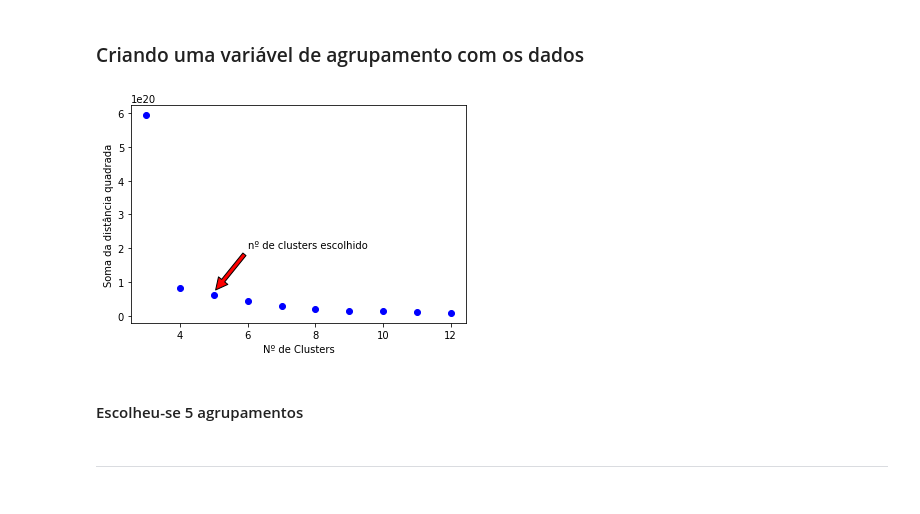
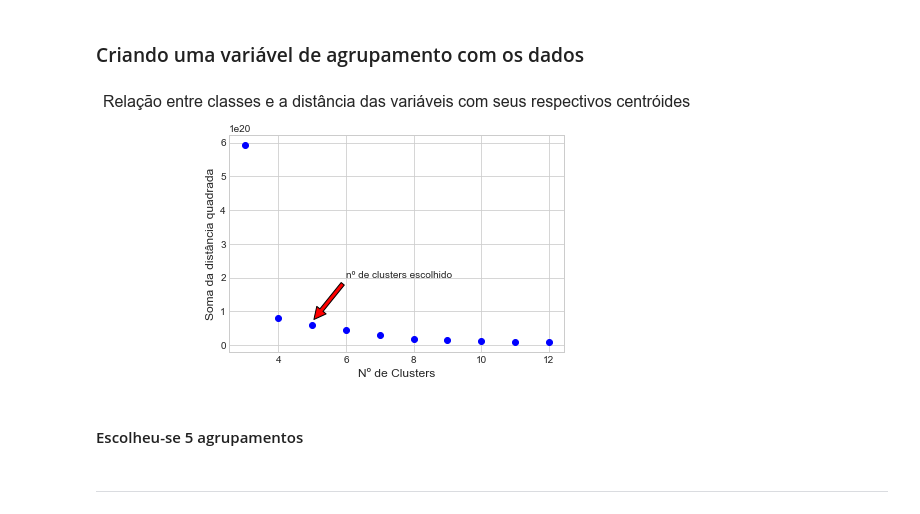
Before and after one commit to cassianojp/desafio_neoway, a Jupyter notebook: desafio_neoway_model.ipynb, the cells around one changed output. Saved outputs shown, nothing was run; the diff lists cells and outputs as text; code cells hidden in the pictures.

```diff
--- a/desafio_neoway_model.ipynb
+++ b/desafio_neoway_model.ipynb
@@ -23,6 +23,7 @@ import matplotlib.pyplot as plt
 import warnings
 %matplotlib inline
 warnings.filterwarnings('ignore')
+plt.style.use('seaborn-whitegrid')
 # %%
 seed = 42
 # %%
@@ -231,13 +232,14 @@ for i in range(min_clusters, max_clusters + 1):
     inertias[i - min_clusters] = km.inertia_
 # %%
 plt.plot(range(min_clusters, max_clusters + 1), inertias, 'bo')
-plt.xlabel('Nº de Clusters')
-plt.ylabel('Soma da distância quadrada')
+plt.xlabel('Nº de Clusters', fontsize=12)
+plt.ylabel('Soma da distância quadrada', fontsize=12)
 plt.annotate('nº de clusters escolhido', xy=(5, 0.7e20), xytext=(6, 2e20), arrowprops=dict(facecolor='red', shrink=0.05));
+plt.title('Relação entre classes e a distância das variáveis com seus respectivos centróides', y=1.1, fontsize=16);
 # %% [output]
-[figure, old version]
+[figure, new version]
-# %% [markdown]
-#### Escolheu-se 5 agrupamentos
+# %% [markdown]
+#### Escolheu-se 5 agrupamentos
 # %%
 n_clusters = 5
 kmodel = KMeans(n_clusters=n_clusters, random_state=seed)
```
Also changed, not shown: parts of 111 cells of this notebook, 3 other files.
